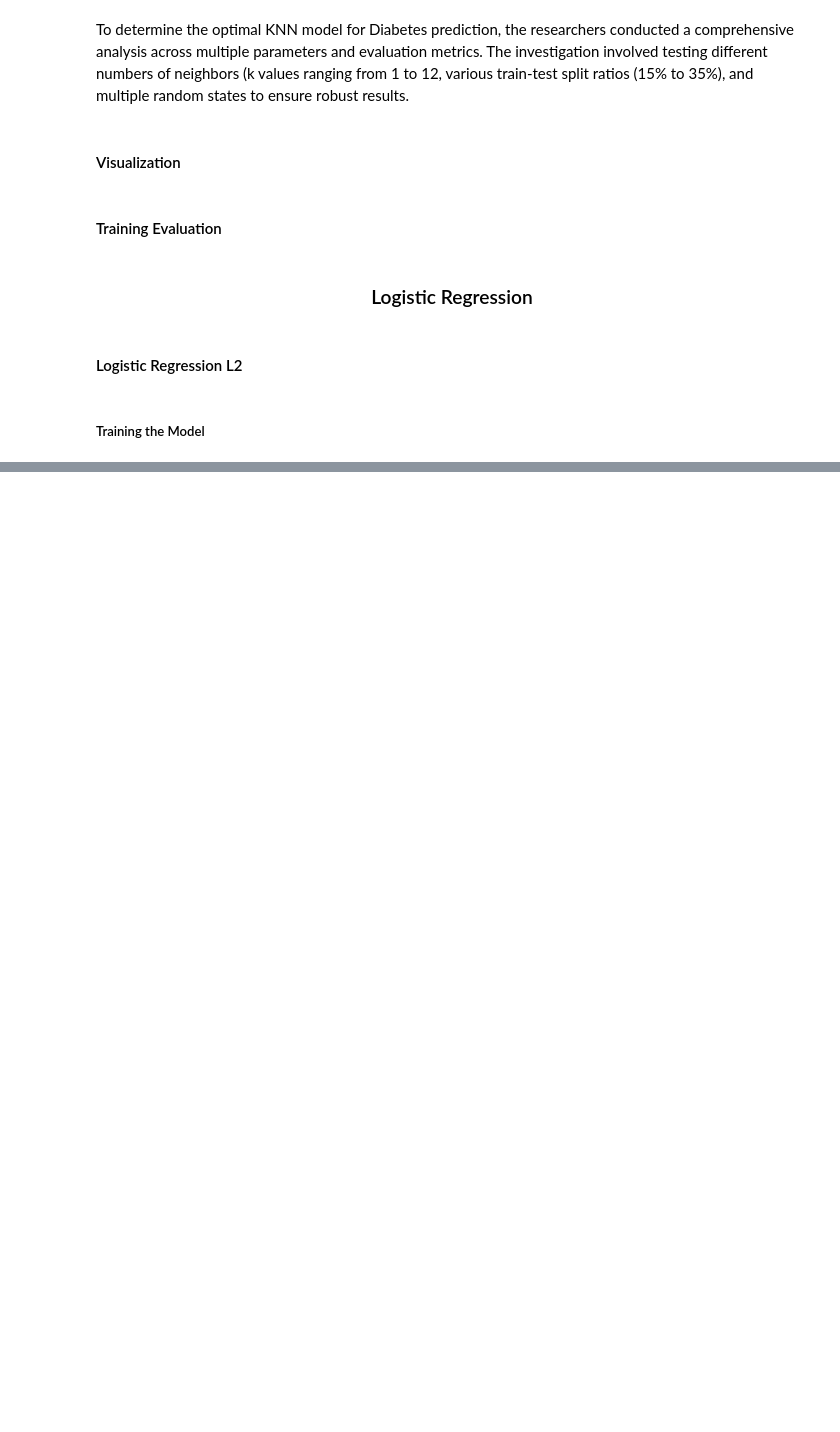
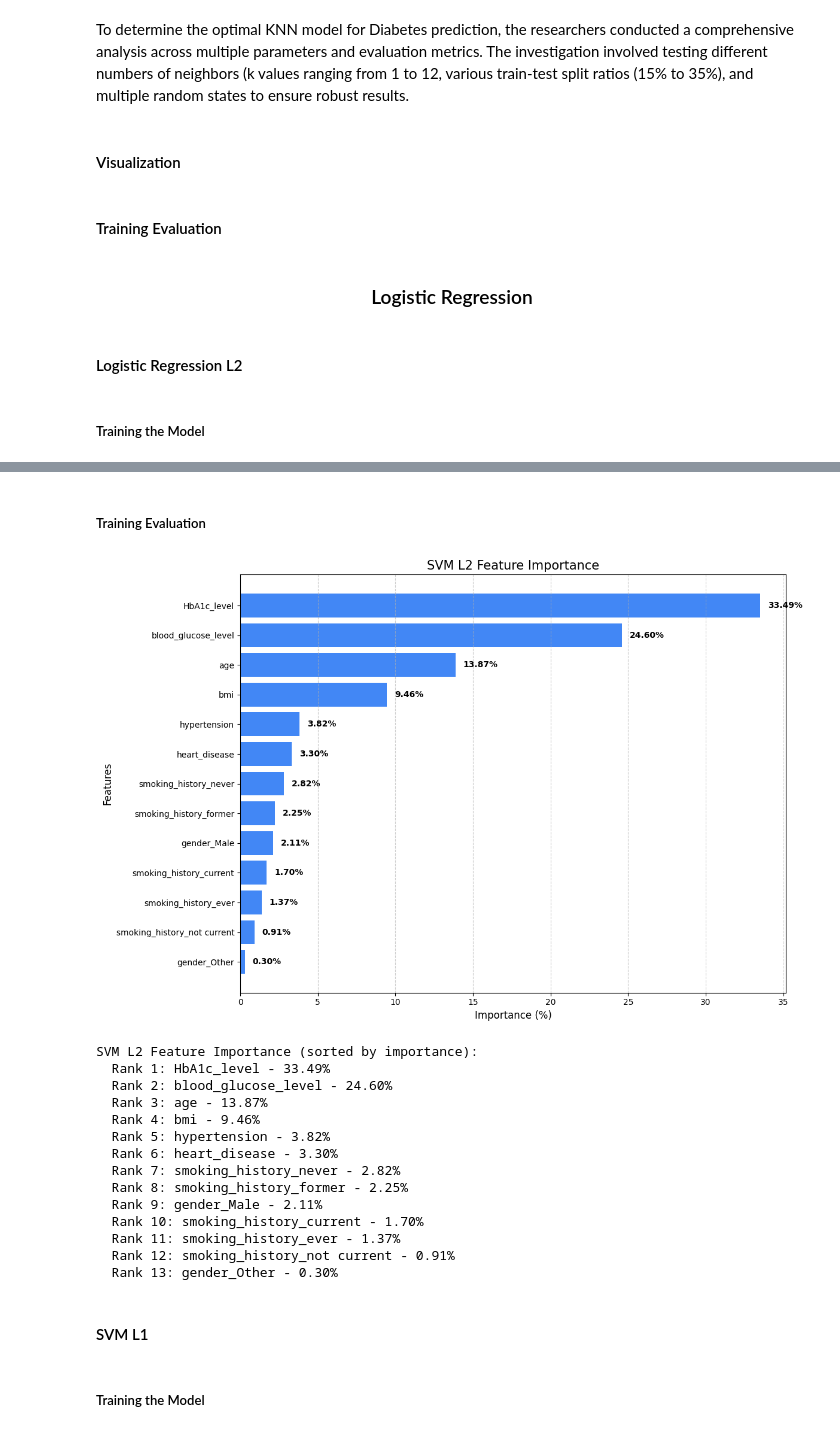
Before and after one commit to npesaras/exploratory-data-analysis, a Jupyter notebook: src/diabetes-prediction.ipynb, the cells around one changed output, grey strips where cells are left out. Saved outputs shown, nothing was run; the diff lists cells and outputs as text; code cells hidden in the pictures; blank space fills up the shorter version.

```diff
--- a/src/diabetes-prediction.ipynb
+++ b/src/diabetes-prediction.ipynb
@@ -970,0 +1163,63 @@ for i, idx in enumerate(Log_l1_ranked_features):
+# %% [markdown]
+##### Training Evaluation
+# %%
+# Create a horizontal bar chart for feature importance
+plt.figure(figsize=(12, 8))
+
+# Create sorted data for plotting (descending order)
+sorted_idx = ranked_features
+sorted_features = [X.columns[i] for i in sorted_idx]
+sorted_importance = svm_l2_feature_importance_percent[sorted_idx]
+
+# Reverse the order so highest appears at the top of the plot
+sorted_features = sorted_features[::-1]
+sorted_importance = sorted_importance[::-1]
+
+# Plot horizontal bars
+bars = plt.barh(range(len(sorted_features)), sorted_importance, align='center', color='#4287f5')
+plt.yticks(range(len(sorted_features)), sorted_features)
+
+# Add percentage labels to the bars
+for i, bar in enumerate(bars):
+    width = bar.get_width()
+    plt.text(width + 0.5,
+             bar.get_y() + bar.get_height()/2,
+             f'{sorted_importance[i]:.2f}%',
+             ha='left',
+             va='center',
+             fontweight='bold')
+
+# Update title and labels to match the SVM L2 model
+plt.title('SVM L2 Feature Importance', fontsize=15)
+plt.xlabel('Importance (%)', fontsize=12)
+plt.ylabel('Features', fontsize=12)
+
+# Add grid for better readability
+plt.grid(axis='x', linestyle='--', alpha=0.6)
+plt.tight_layout()
+plt.show()
+
+# Print the ranked feature importances
+print("\nSVM L2 Feature Importance (sorted by importance):")
+for i, idx in enumerate(ranked_features):
+    print(f"  Rank {i + 1}: {X.columns[idx]} - {svm_l2_feature_importance_percent[idx]:.2f}%")
+# %% [output]
+[figure, added]
+SVM L2 Feature Importance (sorted by importance):
+  Rank 1: HbA1c_level - 33.49%
+  Rank 2: blood_glucose_level - 24.60%
+  Rank 3: age - 13.87%
+  Rank 4: bmi - 9.46%
+  Rank 5: hypertension - 3.82%
+  Rank 6: heart_disease - 3.30%
+  Rank 7: smoking_history_never - 2.82%
+  Rank 8: smoking_history_former - 2.25%
+  Rank 9: gender_Male - 2.11%
+  Rank 10: smoking_history_current - 1.70%
+  Rank 11: smoking_history_ever - 1.37%
+  Rank 12: smoking_history_not current - 0.91%
+  Rank 13: gender_Other - 0.30%
+# %% [markdown]
+#### SVM L1
+# %% [markdown]
+##### Training the Model
```
Also changed, not shown: parts of 27 cells of this notebook.
